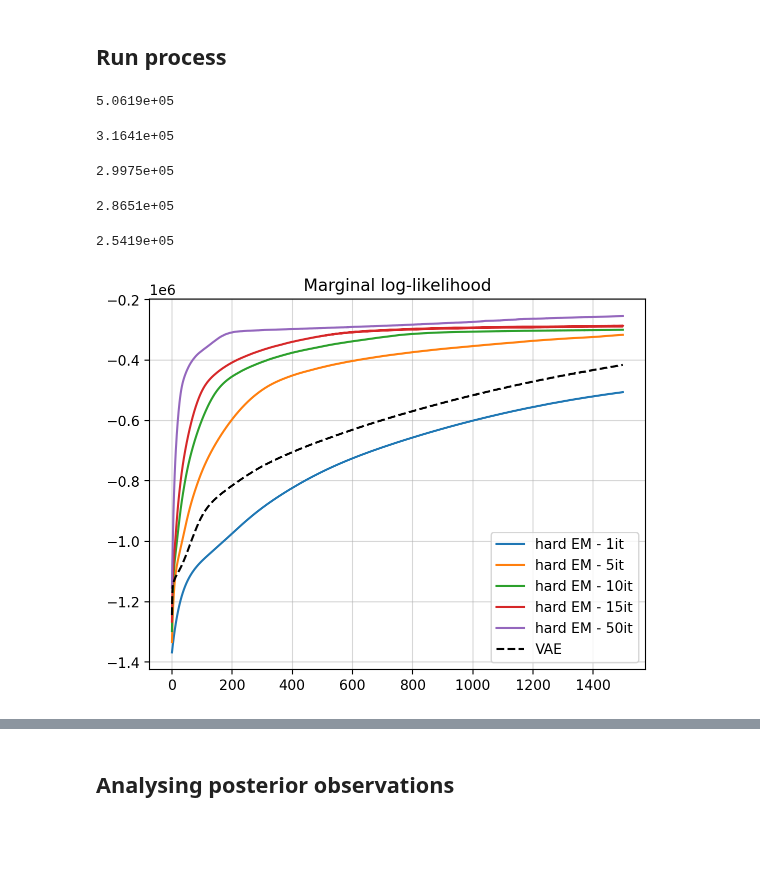
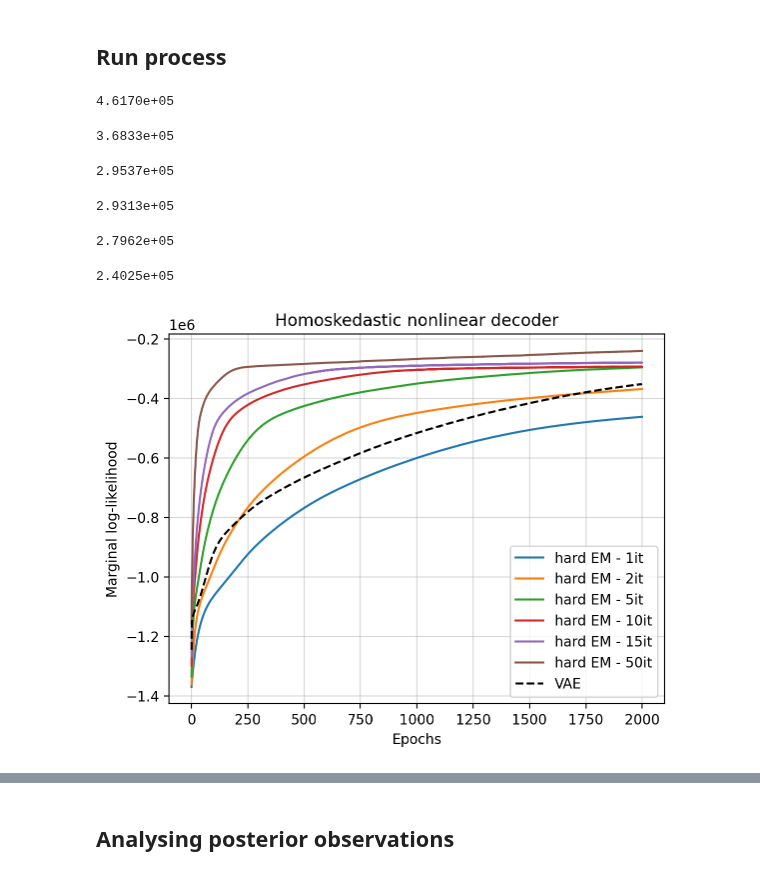
Before and after one commit to gerdm/hard-em-lvm, a Jupyter notebook: notebooks/09-hard-em-fashion-mnist.ipynb, the cells around one changed output, grey strips where cells are left out. Cells and saved outputs as stored; diff of their text form; code cells hidden in the pictures; blank space fills up the shorter version.

```diff
--- a/notebooks/09-hard-em-fashion-mnist.ipynb
+++ b/notebooks/09-hard-em-fashion-mnist.ipynb
@@ -251,7 +250,8 @@ opt_latent_state = tx.init(z_est)
 # %%
 states = (opt_latent_state, opt_params_state)
 
-list_n_its = [1, 5, 10, 15, 50]
+n_epochs = 2000
+list_n_its = [1, 2, 5, 10, 15, 50]
 dict_mll = {}
 for n_its in list_n_its:
     nll_hist = []
@@ -259,25 +259,28 @@ for n_its in list_n_its:
     params_decoder = decoder.init(key_init_params, batch_init)
     z_est = jax.random.normal(key, (n_train, dim_latent))
     part_step = jax.jit(partial(epoch_step, states=states, tx=tx, n_its=n_its))
-    for i in tqdm(range(1500)):
+    for i in tqdm(range(n_epochs)):
         nll, params_decoder, z_est = part_step(params_decoder, z_est)
         nll_hist.append(nll)
         print(f"{nll:0.4e}", end="\r")
     dict_mll[n_its] = nll_hist
 # %% [output]
-5.0619e+05
+4.6170e+05
-3.1641e+05
+3.6833e+05
-2.9975e+05
+2.9537e+05
-2.8651e+05
+2.9313e+05
-2.5419e+05
+2.7962e+05
+2.4025e+05
 # %%
 for n_it, nll_hist in dict_mll.items():
     ll_hist = -jnp.array(nll_hist)
 
     plt.plot(ll_hist, label=f"hard EM - {n_it}it")
 plt.plot(hist_mll_vae, label="VAE", c="black", linestyle="--")
-plt.title("Marginal log-likelihood")
+plt.title("Homoskedastic nonlinear decoder")
+plt.ylabel("Marginal log-likelihood")
+plt.xlabel("Epochs")
 plt.legend()
 plt.grid(alpha=0.5)
 # %% [output]
-[figure, old version]
+[figure, new version]
```
Also changed, not shown: parts of 9 cells of this notebook.
